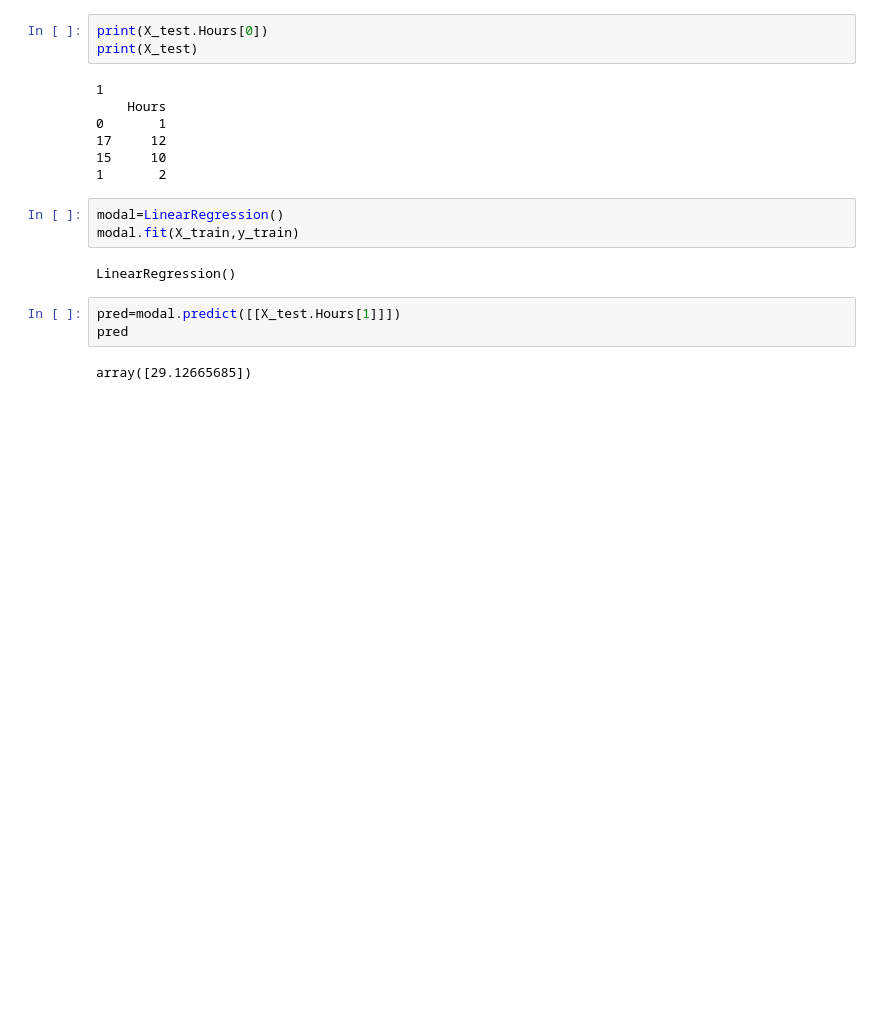
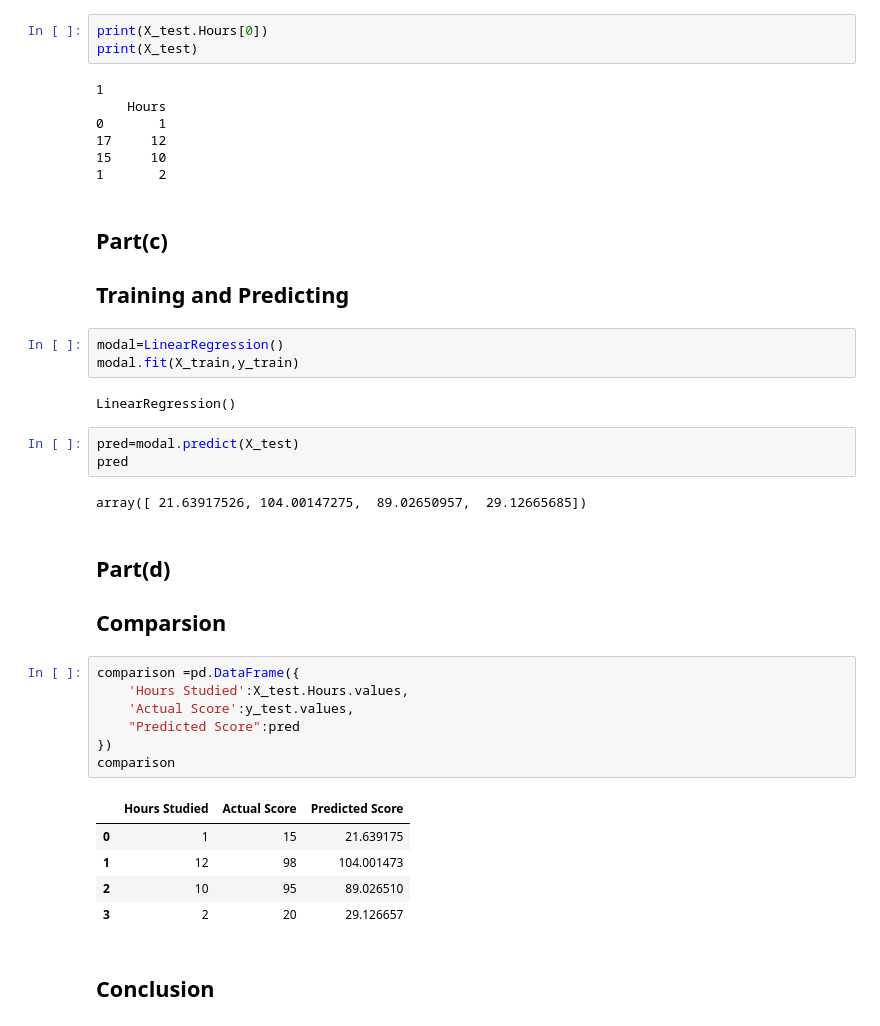
Before and after one commit to Hammad-Ahmedd/python, a Jupyter notebook: python libraries/Scikit-Learn/Lesson_2_&_Lesson_3.ipynb, the cells around one changed output. Cells and saved outputs as stored; diff of their text form; blank space fills up the shorter version.

```diff
--- a/python libraries/Scikit-Learn/Lesson_2.ipynb
+++ b/python libraries/Scikit-Learn/Lesson_2_&_Lesson_3.ipynb
@@ -38,13 +43,34 @@ print(X_test)
 17     12
 15     10
 1       2
+# %% [markdown]
+## Part(c)
+## Training and Predicting
 # %%
 modal=LinearRegression()
 modal.fit(X_train,y_train)
 # %% [output]
 LinearRegression()
 # %%
-pred=modal.predict([[X_test.Hours[1]]])
+pred=modal.predict(X_test)
 pred
 # %% [output]
-array([29.12665685])
+array([ 21.63917526, 104.00147275,  89.02650957,  29.12665685])
+# %% [markdown]
+## Part(d)
+## Comparsion
+# %%
+comparison =pd.DataFrame({
+    'Hours Studied':X_test.Hours.values,
+    'Actual Score':y_test.values,
+    "Predicted Score":pred
+})
+comparison
+# %% [output]
+|  | Hours Studied | Actual Score | Predicted Score |
+| 0 | 1 | 15 | 21.639175 |
+| 1 | 12 | 98 | 104.001473 |
+| 2 | 10 | 95 | 89.026510 |
+| 3 | 2 | 20 | 29.126657 |
+# %% [markdown]
+## Conclusion
```
Also changed, not shown: parts of 11 cells of this notebook.
